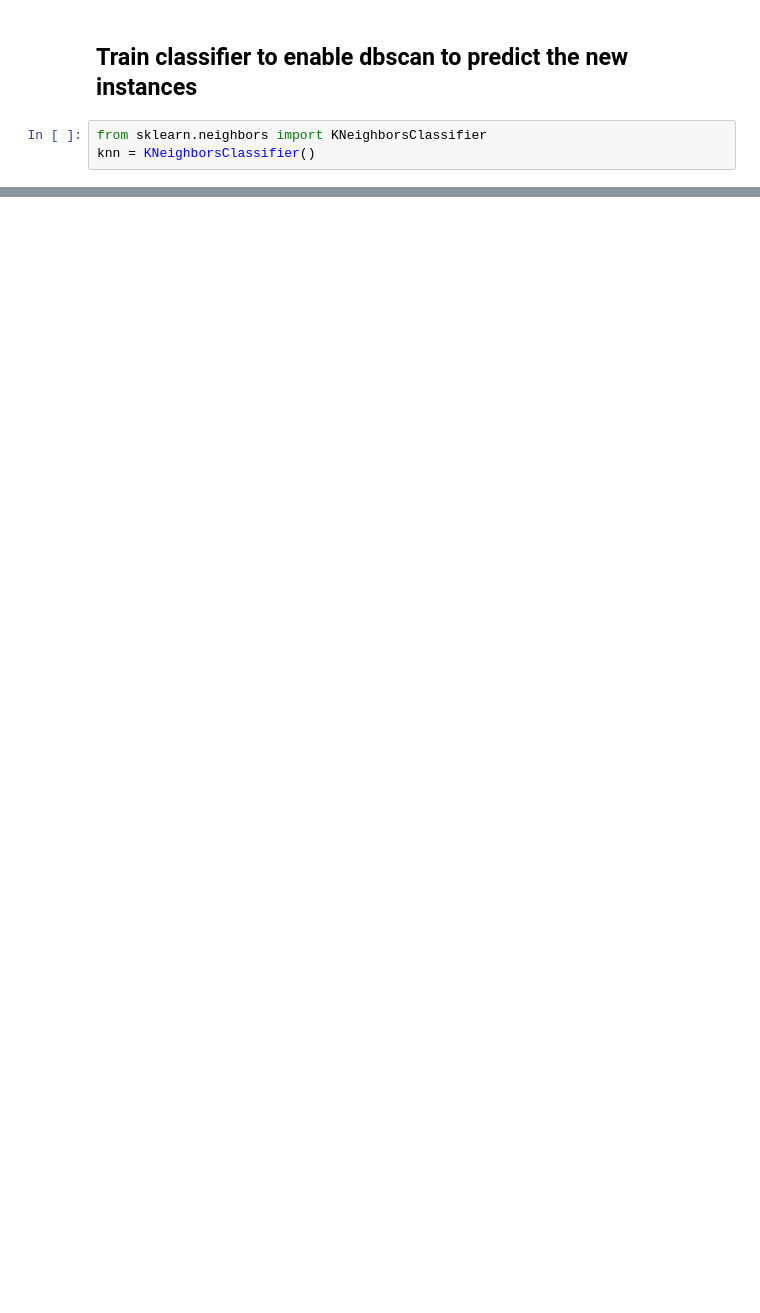
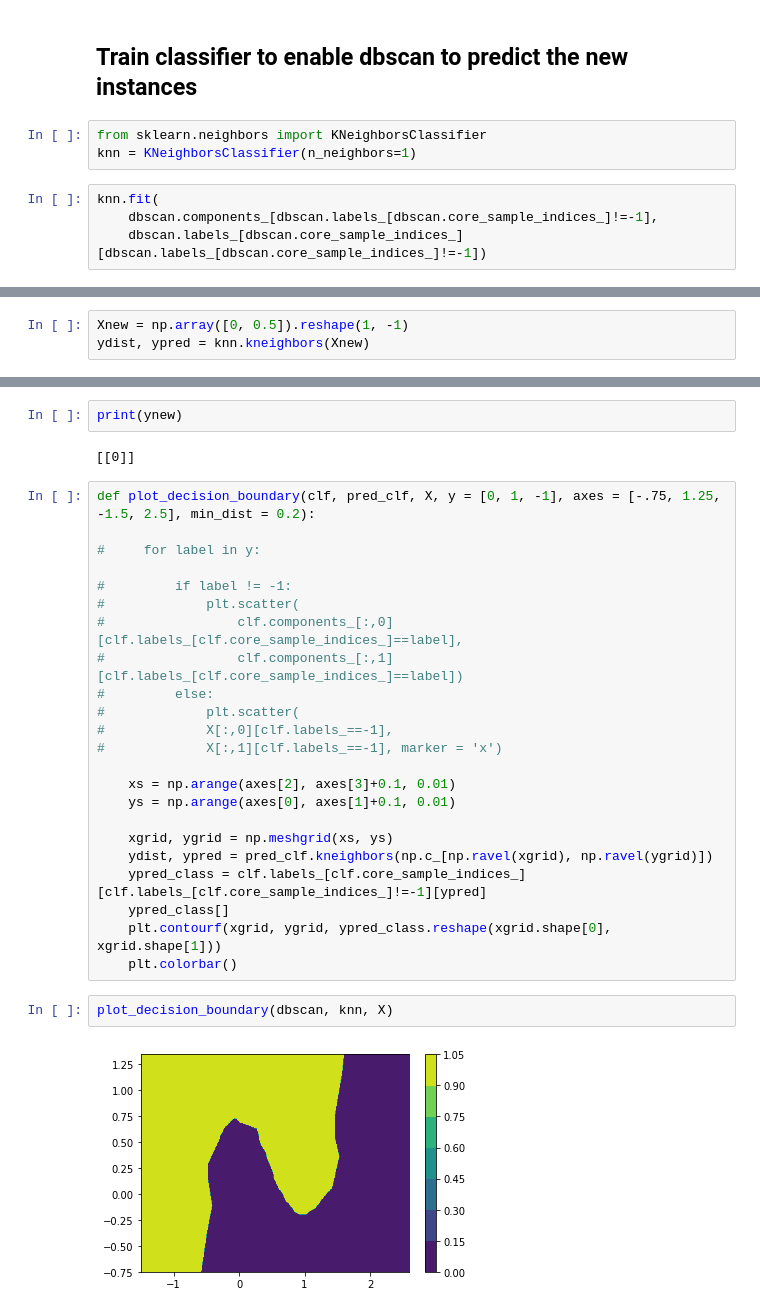
Before and after one commit to korntewin/practice-handson-ml2, a Jupyter notebook: ch9-unsupervised-learning-dbscan.ipynb, the cells around one changed output, grey strips where cells are left out. Cells and saved outputs as stored; diff of their text form; blank space fills up the shorter version.

Commit message:
update ch9 notebook, add dbscan and dbscan prediction using knnn

```diff
--- a/ch9-unsupervised-learning-dbscan.ipynb
+++ b/ch9-unsupervised-learning-dbscan.ipynb
@@ -45,4 +61,8 @@ plt.scatter(
 ## Train classifier to enable dbscan to predict the new instances
 # %%
 from sklearn.neighbors import KNeighborsClassifier
-knn = KNeighborsClassifier()
+knn = KNeighborsClassifier(n_neighbors=1)
+# %%
+knn.fit(
+    dbscan.components_[dbscan.labels_[dbscan.core_sample_indices_]!=-1],
+    dbscan.labels_[dbscan.core_sample_indices_][dbscan.labels_[dbscan.core_sample_indices_]!=-1])
@@ -48,0 +71,3 @@ knn = KNeighborsClassifier()
+# %%
+Xnew = np.array([0, 0.5]).reshape(1, -1)
+ydist, ypred = knn.kneighbors(Xnew)
@@ -49 +82,32 @@ knn = KNeighborsClassifier()
+# %%
+print(ynew)
+# %% [output]
+[[0]]
+# %%
+def plot_decision_boundary(clf, pred_clf, X, y = [0, 1, -1], axes = [-.75, 1.25, -1.5, 2.5], min_dist = 0.2):
+
+#     for label in y:
+
+#         if label != -1:
+#             plt.scatter(
+#                 clf.components_[:,0][clf.labels_[clf.core_sample_indices_]==label],
+#                 clf.components_[:,1][clf.labels_[clf.core_sample_indices_]==label])
+#         else:
+#             plt.scatter(
+#             X[:,0][clf.labels_==-1],
+#             X[:,1][clf.labels_==-1], marker = 'x')
+
+    xs = np.arange(axes[2], axes[3]+0.1, 0.01)
+    ys = np.arange(axes[0], axes[1]+0.1, 0.01)
+
+    xgrid, ygrid = np.meshgrid(xs, ys)
+    ydist, ypred = pred_clf.kneighbors(np.c_[np.ravel(xgrid), np.ravel(ygrid)])
+    ypred_class = clf.labels_[clf.core_sample_indices_][clf.labels_[clf.core_sample_indices_]!=-1][ypred]
+    ypred_class[]
+    plt.contourf(xgrid, ygrid, ypred_class.reshape(xgrid.shape[0], xgrid.shape[1]))
+    plt.colorbar()
+# %%
+plot_decision_boundary(dbscan, knn, X)
+# %% [output]
+[figure, added]
 # %%
```
Also changed, not shown: parts of 8 cells of this notebook.
